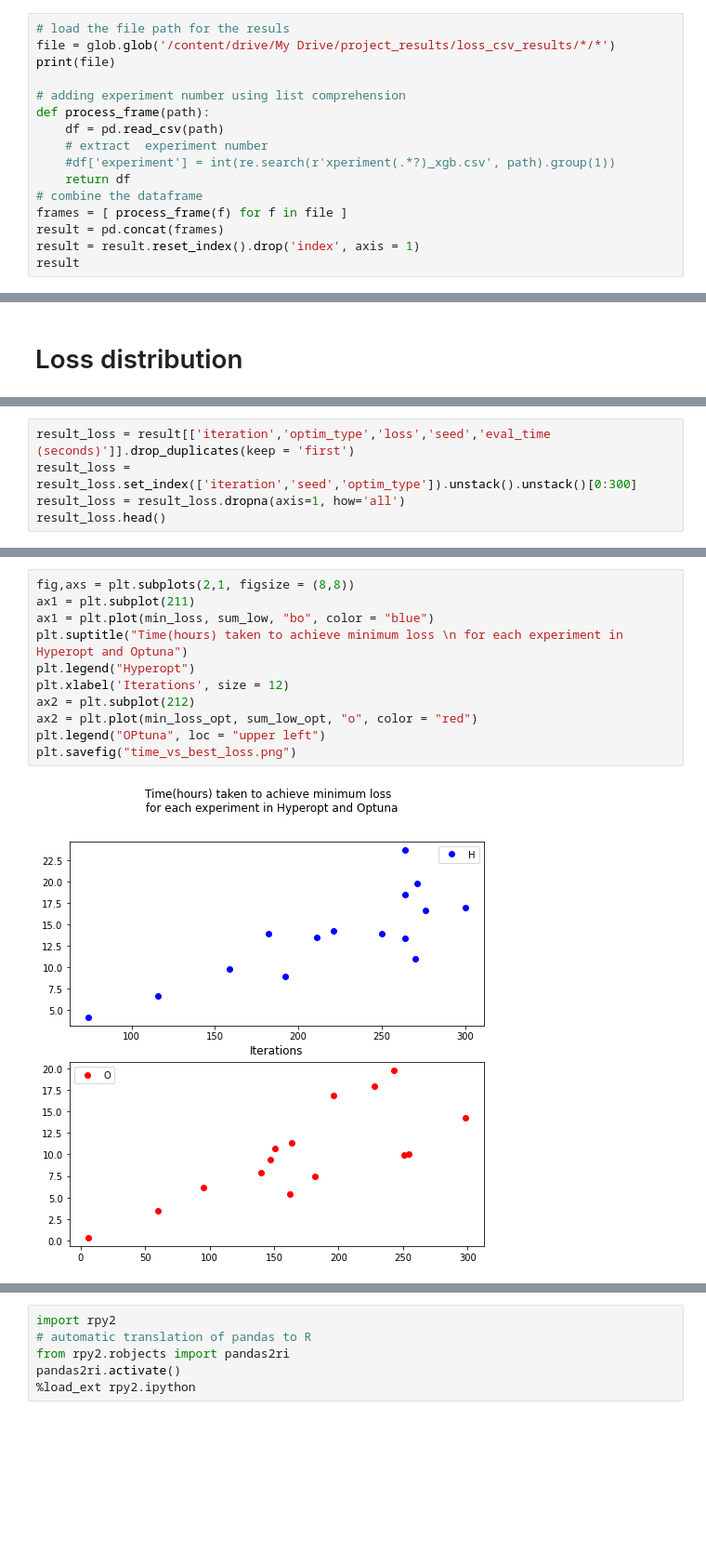
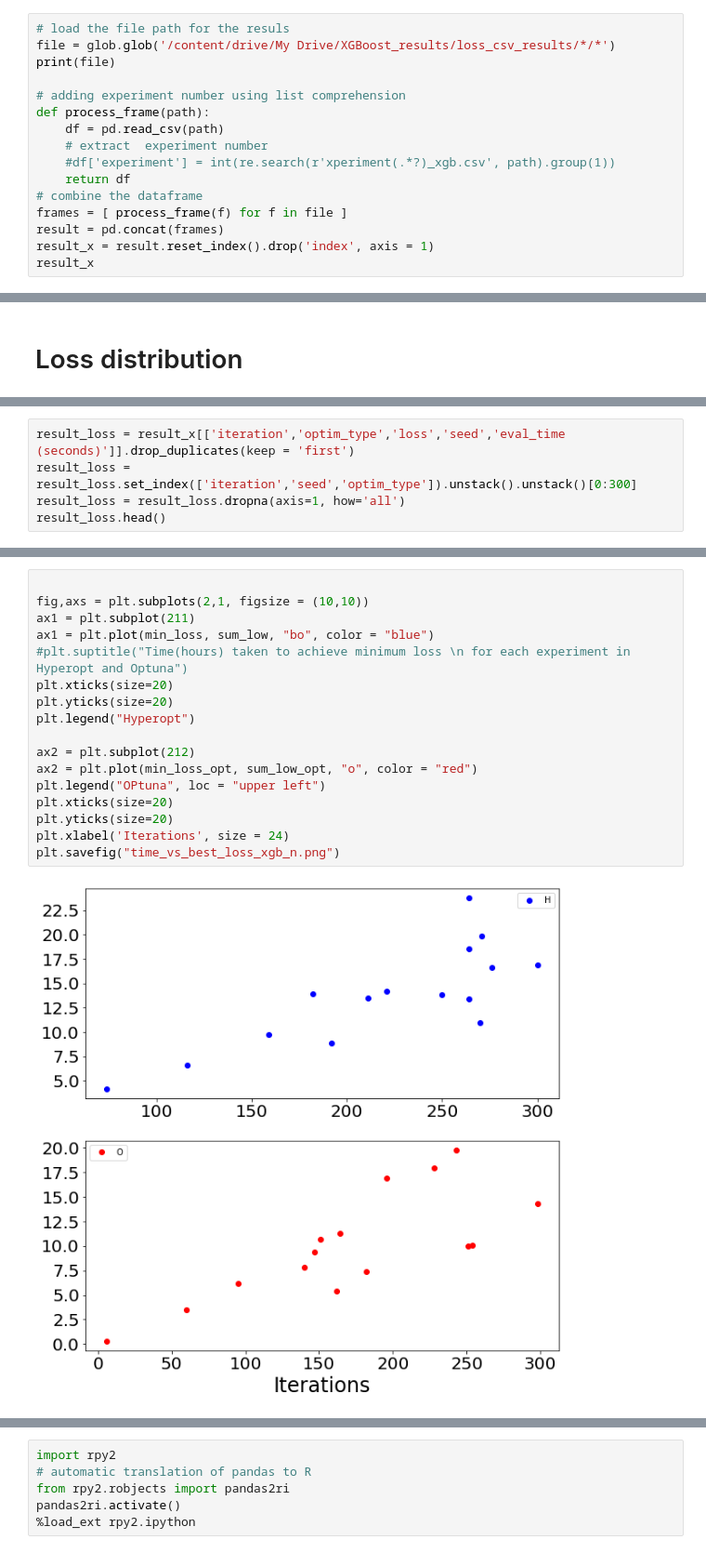
Before and after one commit to Birkamal/statistical_analysis, a Jupyter notebook: project_analysis.ipynb, the cells around one changed output, grey strips where cells are left out. Shown at 93% size. Cells and saved outputs as stored; diff of their text form; blank space fills up the shorter version.

```diff
--- a/project_analysis.ipynb
+++ b/project_analysis.ipynb
@@ -52,6 +83,6 @@ plt.show()
 # %%
 # load the file path for the resuls
-file = glob.glob('/content/drive/My Drive/project_results/loss_csv_results/*/*')
+file = glob.glob('/content/drive/My Drive/XGBoost_results/loss_csv_results/*/*')
 print(file)
 
 # adding experiment number using list comprehension
@@ -63,6 +94,6 @@ def process_frame(path):
 # combine the dataframe
 frames = [ process_frame(f) for f in file ]
 result = pd.concat(frames)
-result = result.reset_index().drop('index', axis = 1)
-result
+result_x = result.reset_index().drop('index', axis = 1)
+result_x
 # %% [output]
@@ -165,5 +267,5 @@ plt.show()
 # %%
-result_loss = result[['iteration','optim_type','loss','seed','eval_time (seconds)']].drop_duplicates(keep = 'first')
+result_loss = result_x[['iteration','optim_type','loss','seed','eval_time (seconds)']].drop_duplicates(keep = 'first')
 result_loss = result_loss.set_index(['iteration','seed','optim_type']).unstack().unstack()[0:300]
 result_loss = result_loss.dropna(axis=1, how='all')
 result_loss.head()
@@ -262,13 +364,19 @@ sum_low_rand
 # %%
-fig,axs = plt.subplots(2,1, figsize = (8,8))
+
+fig,axs = plt.subplots(2,1, figsize = (10,10))
 ax1 = plt.subplot(211)
 ax1 = plt.plot(min_loss, sum_low, "bo", color = "blue")
-plt.suptitle("Time(hours) taken to achieve minimum loss \n for each experiment in Hyperopt and Optuna")
+#plt.suptitle("Time(hours) taken to achieve minimum loss \n for each experiment in Hyperopt and Optuna")
+plt.xticks(size=20)
+plt.yticks(size=20)
 plt.legend("Hyperopt")
-plt.xlabel('Iterations', size = 12)
+
 ax2 = plt.subplot(212)
 ax2 = plt.plot(min_loss_opt, sum_low_opt, "o", color = "red")
 plt.legend("OPtuna", loc = "upper left")
-plt.savefig("time_vs_best_loss.png")
+plt.xticks(size=20)
+plt.yticks(size=20)
+plt.xlabel('Iterations', size = 24)
+plt.savefig("time_vs_best_loss_xgb_n.png")
 # %% [output]
-[figure, old version]
+[figure, new version]
```
Also changed, not shown: parts of 69 cells of this notebook.
